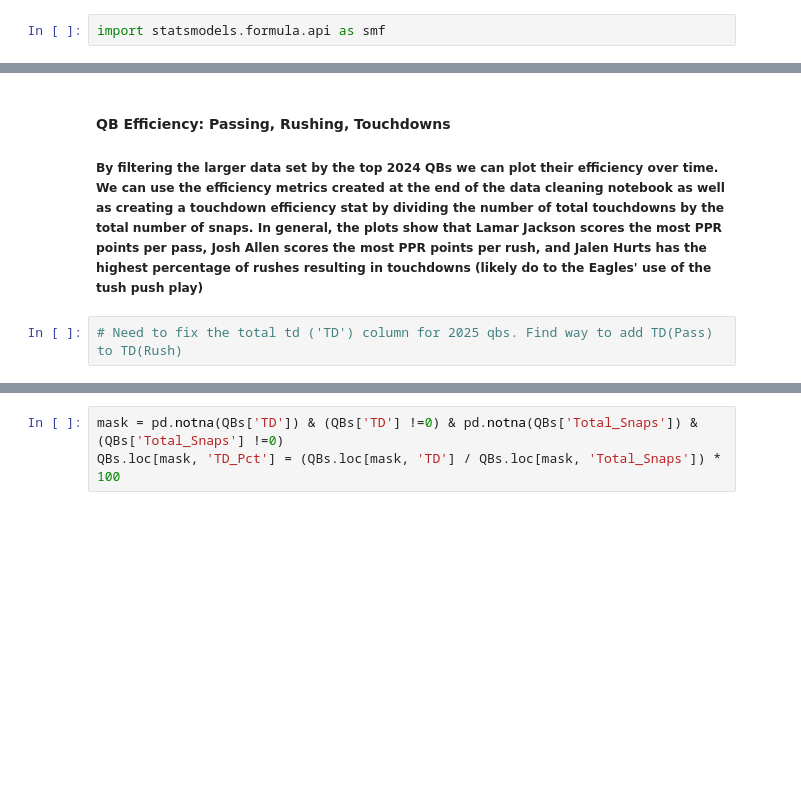
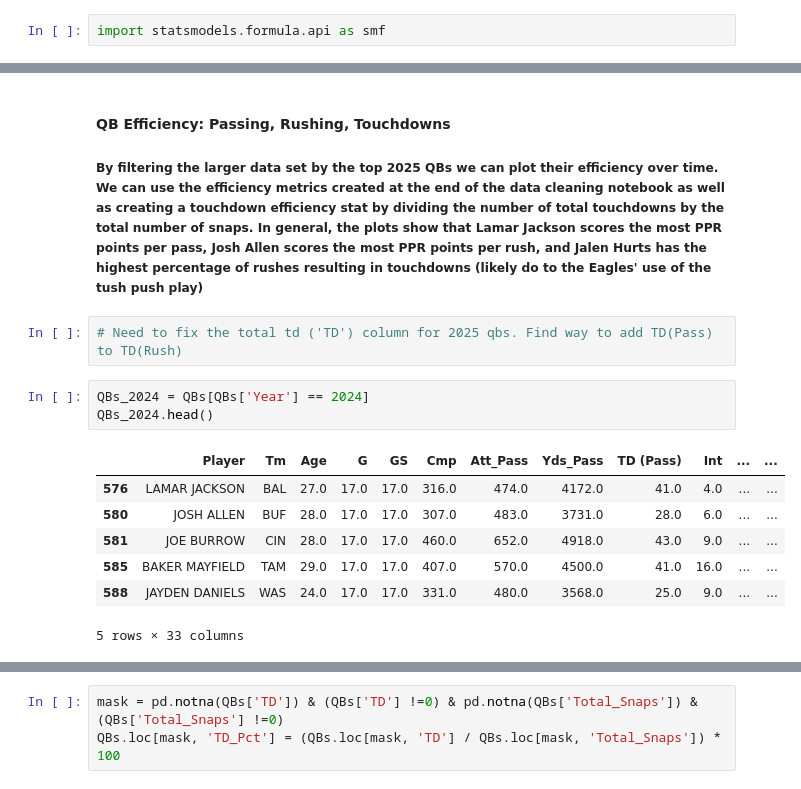
Before and after one commit to Alec-Larson/Python-Fantasy-Football-Rankings, a Jupyter notebook: Notebooks/EDA.ipynb, the cells around one changed output, grey strips where cells are left out. Drawn from its saved outputs; the diff is of its cells as text; blank space fills up the shorter version.

```diff
--- a/Notebooks/EDA.ipynb
+++ b/Notebooks/EDA.ipynb
@@ -137,5 +137,16 @@ plt.show()
 # %% [markdown]
 #### QB Efficiency: Passing, Rushing, Touchdowns
-##### By filtering the larger data set by the top 2024 QBs we can plot their efficiency over time. We can use the efficiency metrics created at the end of the data cleaning notebook as well as creating a touchdown efficiency stat by dividing the number of total touchdowns by the total number of snaps. In general, the plots show that Lamar Jackson scores the most PPR points per pass, Josh Allen scores the most PPR points per rush, and Jalen Hurts has the highest percentage of rushes resulting in touchdowns (likely do to the Eagles' use of the tush push play)
+##### By filtering the larger data set by the top 2025 QBs we can plot their efficiency over time. We can use the efficiency metrics created at the end of the data cleaning notebook as well as creating a touchdown efficiency stat by dividing the number of total touchdowns by the total number of snaps. In general, the plots show that Lamar Jackson scores the most PPR points per pass, Josh Allen scores the most PPR points per rush, and Jalen Hurts has the highest percentage of rushes resulting in touchdowns (likely do to the Eagles' use of the tush push play)
 # %%
 # Need to fix the total td ('TD') column for 2025 qbs. Find way to add TD(Pass) to TD(Rush)
+# %%
+QBs_2024 = QBs[QBs['Year'] == 2024]
+QBs_2024.head()
+# %% [output]
+|  | Player | Tm | Age | G | GS | Cmp | Att_Pass | Yds_Pass | TD (Pass) | Int | ... | ... |
+| 576 | LAMAR JACKSON | BAL | 27.0 | 17.0 | 17.0 | 316.0 | 474.0 | 4172.0 | 41.0 | 4.0 | ... | ... |
+| 580 | JOSH ALLEN | BUF | 28.0 | 17.0 | 17.0 | 307.0 | 483.0 | 3731.0 | 28.0 | 6.0 | ... | ... |
+| 581 | JOE BURROW | CIN | 28.0 | 17.0 | 17.0 | 460.0 | 652.0 | 4918.0 | 43.0 | 9.0 | ... | ... |
+| 585 | BAKER MAYFIELD | TAM | 29.0 | 17.0 | 17.0 | 407.0 | 570.0 | 4500.0 | 41.0 | 16.0 | ... | ... |
+| 588 | JAYDEN DANIELS | WAS | 24.0 | 17.0 | 17.0 | 331.0 | 480.0 | 3568.0 | 25.0 | 9.0 | ... | ... |
+5 rows × 33 columns
```
Also changed, not shown: parts of 8 cells of this notebook, 2 other files.
